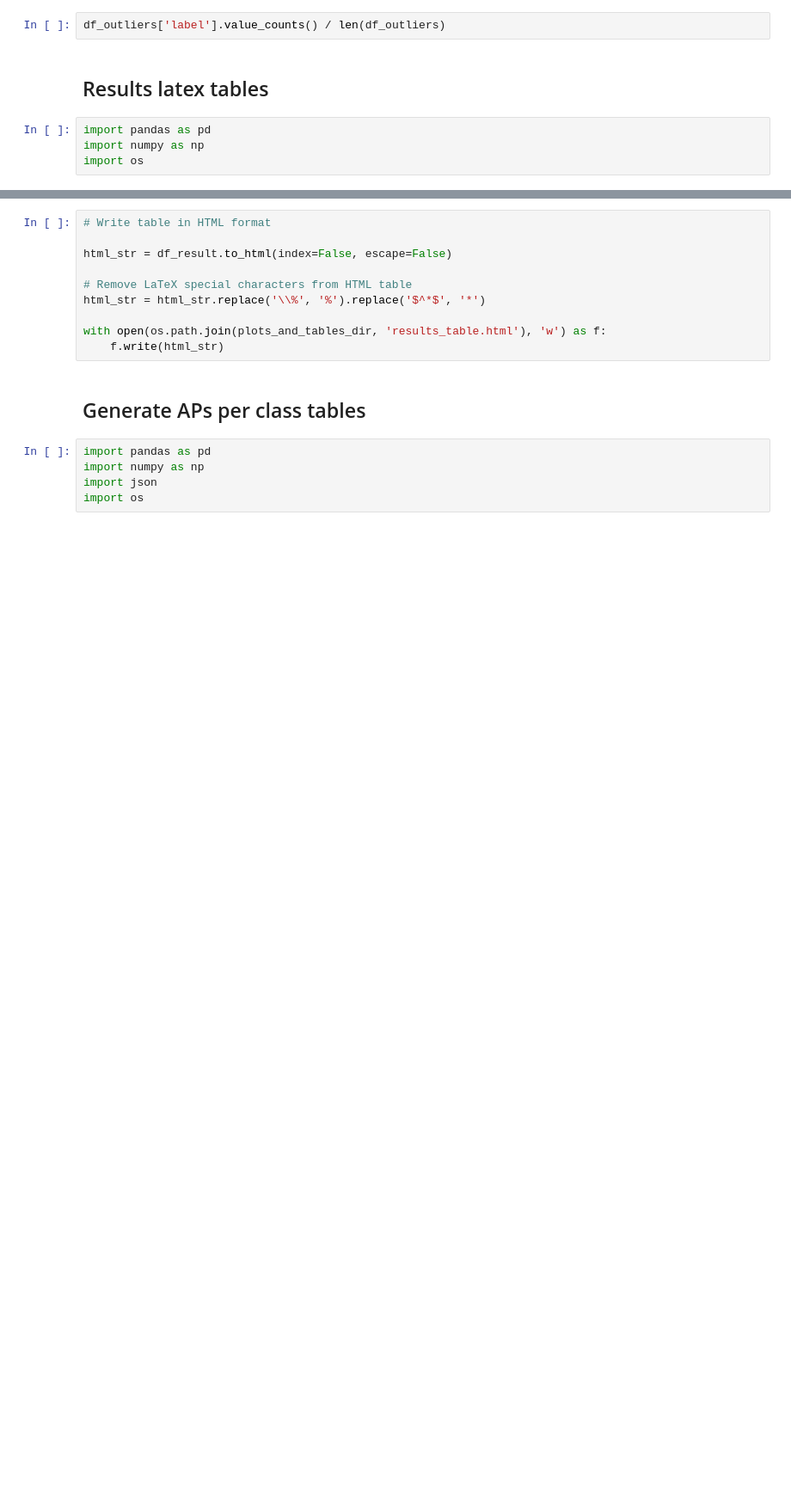
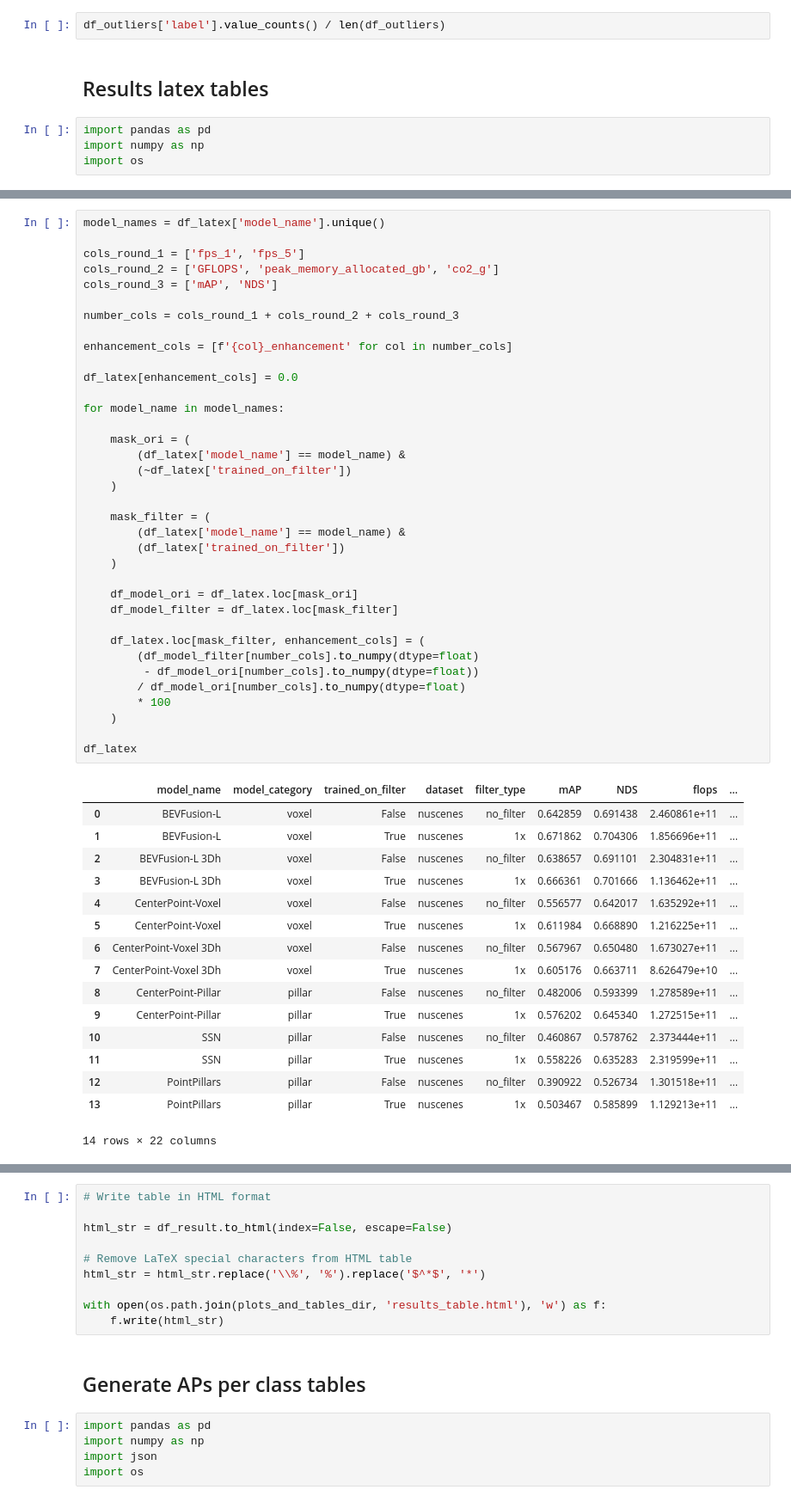
Before and after one commit to UFSCar-LaSID/bg_gt_filter, a Jupyter notebook: bg_gt_filter/scripts/plots_and_tables.ipynb, the cells around one changed output, grey strips where cells are left out. Shown at 86% size. Drawn from its saved outputs; the diff is of its cells as text; blank space fills up the shorter version.

Commit message:
update latex table generation

```diff
--- a/bg_gt_filter/scripts/plots_and_tables.ipynb
+++ b/bg_gt_filter/scripts/plots_and_tables.ipynb
@@ -892,0 +927,53 @@ df_latex
+# %%
+model_names = df_latex['model_name'].unique()
+
+cols_round_1 = ['fps_1', 'fps_5']
+cols_round_2 = ['GFLOPS', 'peak_memory_allocated_gb', 'co2_g']
+cols_round_3 = ['mAP', 'NDS']
+
+number_cols = cols_round_1 + cols_round_2 + cols_round_3
+
+enhancement_cols = [f'{col}_enhancement' for col in number_cols]
+
+df_latex[enhancement_cols] = 0.0
+
+for model_name in model_names:
+
+    mask_ori = (
+        (df_latex['model_name'] == model_name) &
+        (~df_latex['trained_on_filter'])
+    )
+
+    mask_filter = (
+        (df_latex['model_name'] == model_name) &
+        (df_latex['trained_on_filter'])
+    )
+
+    df_model_ori = df_latex.loc[mask_ori]
+    df_model_filter = df_latex.loc[mask_filter]
+
+    df_latex.loc[mask_filter, enhancement_cols] = (
+        (df_model_filter[number_cols].to_numpy(dtype=float)
+         - df_model_ori[number_cols].to_numpy(dtype=float))
+        / df_model_ori[number_cols].to_numpy(dtype=float)
+        * 100
+    )
+
+df_latex
+# %% [output]
+|  | model_name | model_category | trained_on_filter | dataset | filter_type | mAP | NDS | flops | ... |
+| 0 | BEVFusion-L | voxel | False | nuscenes | no_filter | 0.642859 | 0.691438 | 2.460861e+11 | ... |
+| 1 | BEVFusion-L | voxel | True | nuscenes | 1x | 0.671862 | 0.704306 | 1.856696e+11 | ... |
+| 2 | BEVFusion-L 3Dh | voxel | False | nuscenes | no_filter | 0.638657 | 0.691101 | 2.304831e+11 | ... |
+| 3 | BEVFusion-L 3Dh | voxel | True | nuscenes | 1x | 0.666361 | 0.701666 | 1.136462e+11 | ... |
+| 4 | CenterPoint-Voxel | voxel | False | nuscenes | no_filter | 0.556577 | 0.642017 | 1.635292e+11 | ... |
+| 5 | CenterPoint-Voxel | voxel | True | nuscenes | 1x | 0.611984 | 0.668890 | 1.216225e+11 | ... |
+| 6 | CenterPoint-Voxel 3Dh | voxel | False | nuscenes | no_filter | 0.567967 | 0.650480 | 1.673027e+11 | ... |
+| 7 | CenterPoint-Voxel 3Dh | voxel | True | nuscenes | 1x | 0.605176 | 0.663711 | 8.626479e+10 | ... |
+| 8 | CenterPoint-Pillar | pillar | False | nuscenes | no_filter | 0.482006 | 0.593399 | 1.278589e+11 | ... |
+| 9 | CenterPoint-Pillar | pillar | True | nuscenes | 1x | 0.576202 | 0.645340 | 1.272515e+11 | ... |
+| 10 | SSN | pillar | False | nuscenes | no_filter | 0.460867 | 0.578762 | 2.373444e+11 | ... |
+| 11 | SSN | pillar | True | nuscenes | 1x | 0.558226 | 0.635283 | 2.319599e+11 | ... |
+| 12 | PointPillars | pillar | False | nuscenes | no_filter | 0.390922 | 0.526734 | 1.301518e+11 | ... |
+| 13 | PointPillars | pillar | True | nuscenes | 1x | 0.503467 | 0.585899 | 1.129213e+11 | ... |
+14 rows × 22 columns
```
Also changed, not shown: parts of 6 cells of this notebook.
